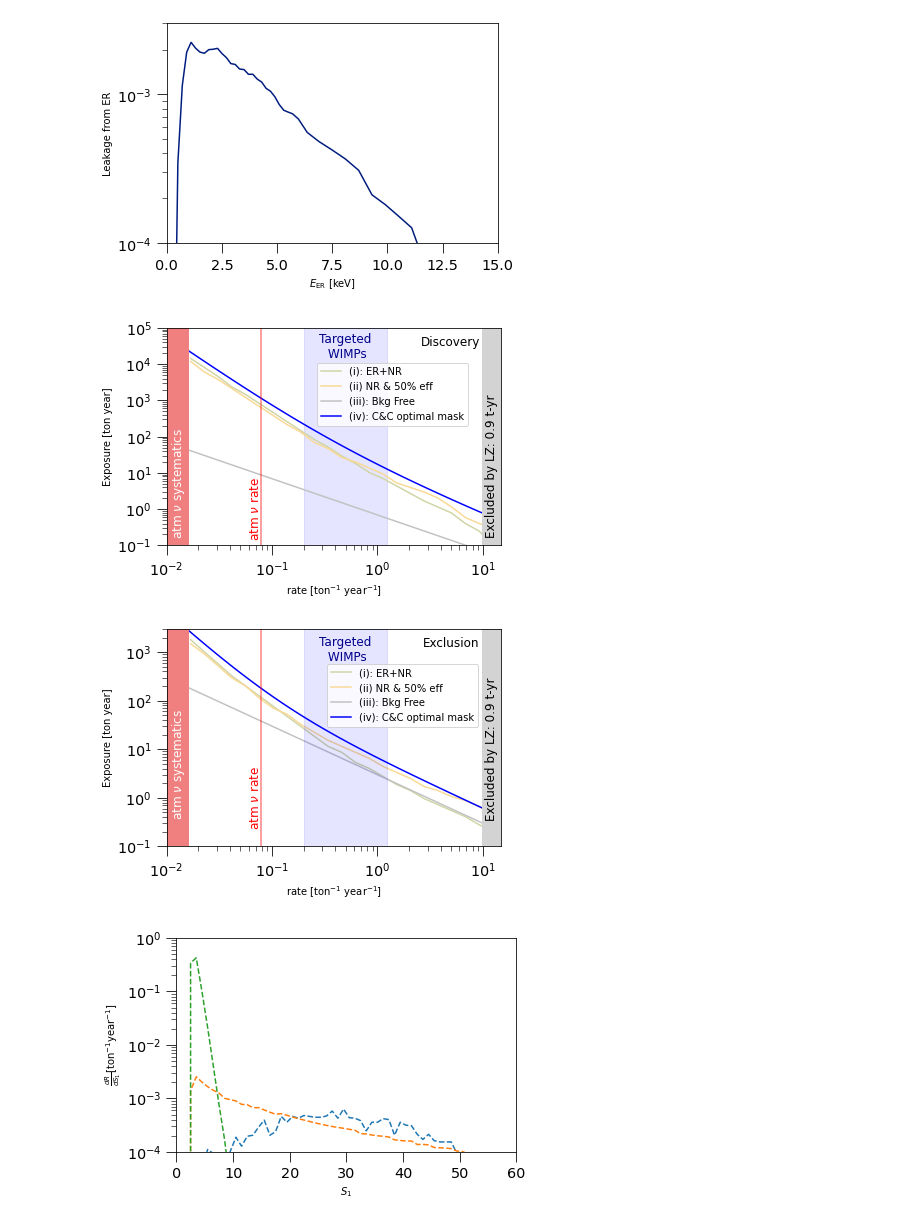
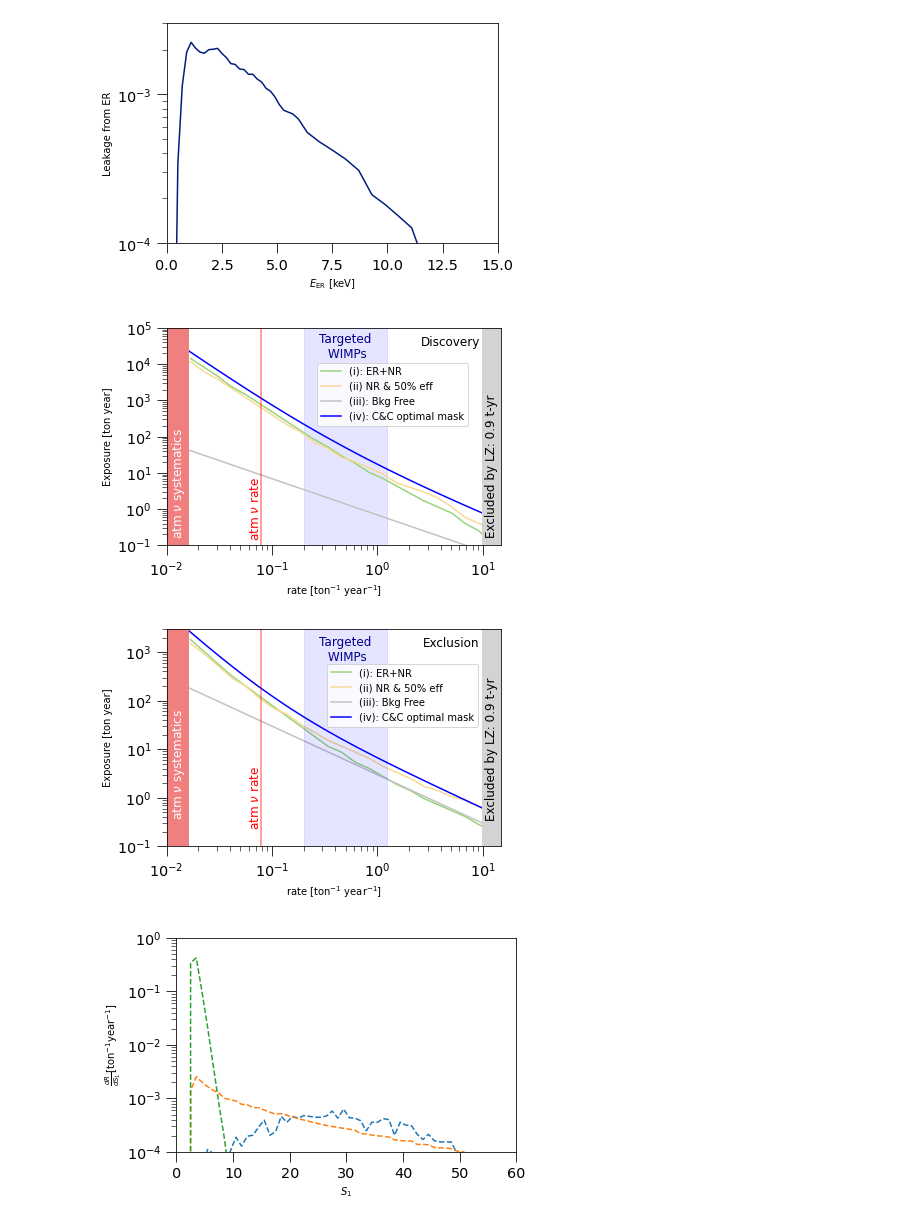
Before and after one commit to ItayBM/NeutrinoFogs, a Jupyter notebook: NeutrinoFogElectroWIMPs.ipynb, the cells around one changed output. Cells and saved outputs as stored; diff of their text form; code cells hidden in the pictures.

```diff
--- a/NeutrinoFogElectroWIMPs.ipynb
+++ b/NeutrinoFogElectroWIMPs.ipynb
@@ -961,7 +961,7 @@ plt.fill_betweenx([0.0001, 1000000], [10**(-5),10**(-5)], np.array([nuuncertaint
 for anum in range(4):
     akey=[ 'LZ', 'LZ_NoER','free','cutandcount'][anum]
     alabel=['(i): ER+NR','(ii) NR & 50% eff','(iii): Bkg Free','(iv): C&C optimal mask'][anum]
-    acolor=['#d1d5a6','#f9d996','#c2c2c2','blue'][anum]
+    acolor=['#97d57b','#f9d996','#c2c2c2','blue'][anum]
     if(anum!=2):
         plt.plot(mydictofxy[akey]['xdisc'],mydictofxy[akey]['ydisc']*(1+(anum==1)),label=alabel,color=acolor)
     else:
@@ -1002,38 +1002,38 @@ plt.fill_betweenx([0.0001, 1000000], [LZrate,LZrate], [100,100], color=mcolors.C
 for anum in range(4):
     akey=[ 'LZ', 'LZ_NoER','free','cutandcount'][anum]
     alabel=['(i): ER+NR','(ii) NR & 50% eff','(iii): Bkg Free','(iv): C&C optimal mask'][anum]
-    acolor=['#d1d5a6','#f9d996','#c2c2c2','blue'][anum]
+    acolor=['#97d57b','#f9d996','#c2c2c2','blue'][anum]
     if(anum!=2):
         plt.plot(mydictofxy[akey]['xexc'],mydictofxy[akey]['yexc']*(1+(anum==1)),label=alabel,color=acolor)
     else:
         plt.plot(np.exp(np.linspace(-5,5)),np.log(20)/np.exp(np.linspace(-5,5)),label=alabel,color=acolor)
 
 plt.legend(loc=(0.48,0.55))
 plt.xscale('log')
 plt.yscale('log')
 plt.fill_betweenx([0.0001, 1000000], [10**(-5),10**(-5)], np.array([nuuncertainty,nuuncertainty]),
                   color=mcolors.CSS4_COLORS['lightcoral'],#mcolors.CSS4_COLORS['crimson'],
                   alpha=1,zorder=2)
 plt.fill_betweenx([0.0001, 1000000], [LZrate,LZrate], [100,100], color=mcolors.CSS4_COLORS['lightgray'], alpha=1,zorder=2)
 
 plt.fill_betweenx([0.0001, 1000000], [0.24-0.04,0.24-0.04], [0.96+0.28,0.96+0.28], color='blue', alpha=0.1,zorder=2)
 plt.plot(np.array([ratetots['Bkg_NR_othernu'],ratetots['Bkg_NR_othernu']]),[0.0001,100000],color='red',alpha=0.5)
 
 plt.xlim(0.01,15)
 plt.ylim(0.1,3000)
 add_custom_label(0.07,1,90,'atm '+r'$\nu$'+ ' rate','red',12)
 add_custom_label(0.013,5,90,'atm '+r'$\nu$'+ ' systematics','white',12)
 add_custom_label(0.5,1100,0,'Targeted\n WIMPs',mcolors.CSS4_COLORS['darkblue'],12)
 add_custom_label(12,10,90,'Excluded by LZ: 0.9 t-yr','black',12)
 
 plt.ylabel('Exposure [ton year]')
 plt.xlabel(r'${\rm rate}~[{\rm ton}^{-1}~{\rm year}^{-1}]$')
 
 
 plt.savefig(datafolder+'expofrate_compexc.pdf', bbox_inches='tight', pad_inches=0.1)
 # %% [output]
-[figure, old version]
+[figure, new version]
-[figure, old version]
+[figure, new version]
 # %%
 #Median Mask (note that this plot is not used in the main paper, it was used by us to have a better grasp of things)
 plt.plot((fulldict['S1bins'][:-1]+fulldict['S1bins'][1:])/2,np.sum(fulldict['BinnedSpect']['Bkg_ER_solarnu']*maskmed,axis=1),'--')#,color=mcolors.CSS4_COLORS['magenta'])
```
Also changed, not shown: 3 other files.
